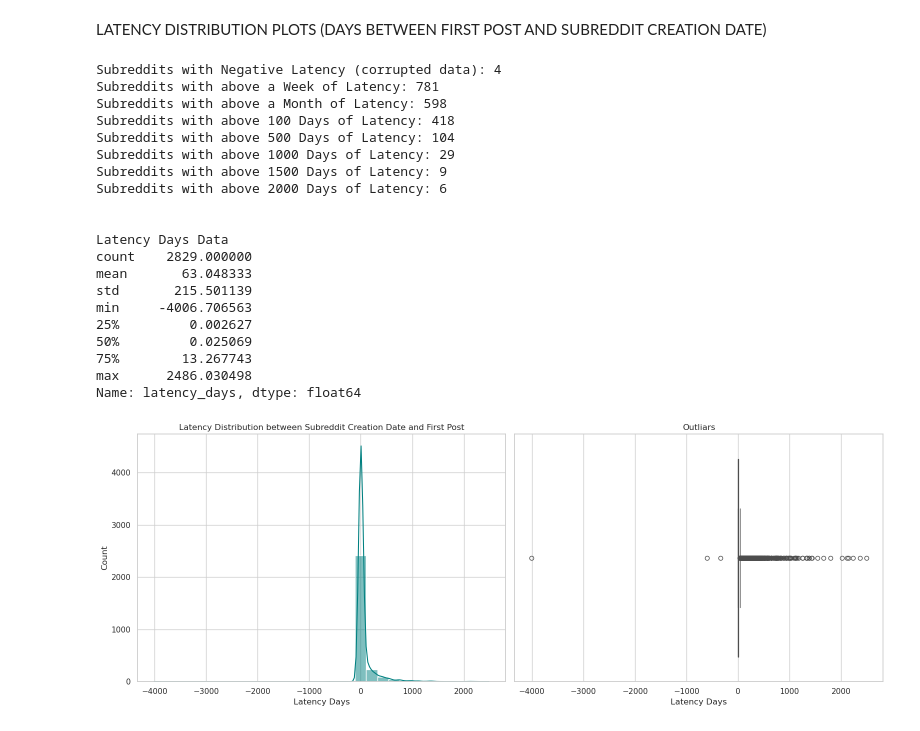
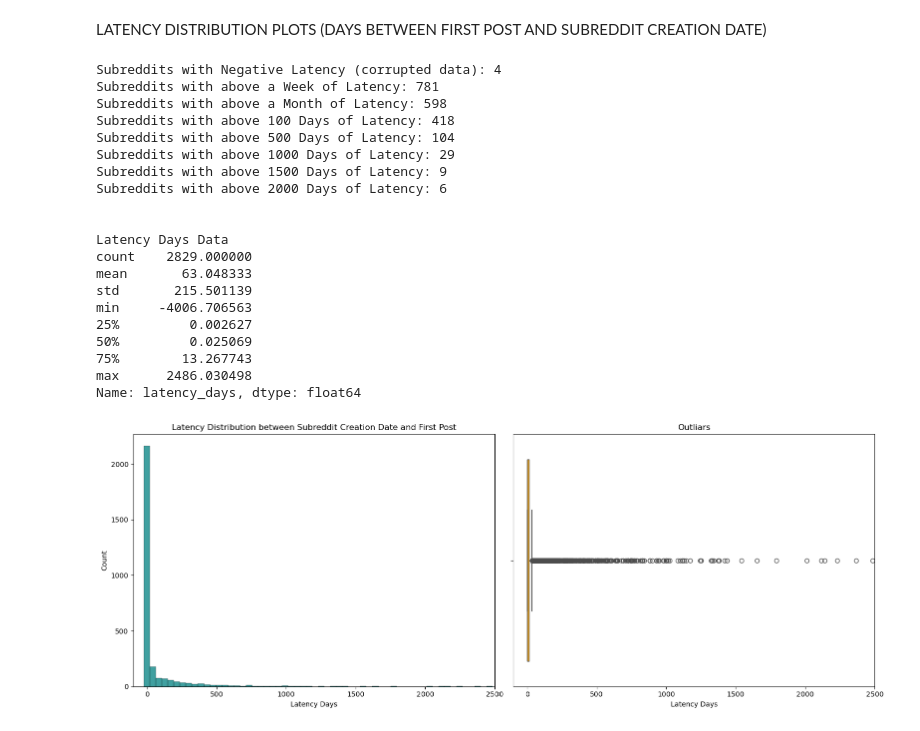
Before and after one commit to Andrii04/conspiracy-founders, a Jupyter notebook: notebooks/plots.ipynb, the cells around one changed output. Drawn from its saved outputs; the diff is of its cells as text; code cells hidden in the pictures.

Commit message:
plot fixes

```diff
--- a/notebooks/plots.ipynb
+++ b/notebooks/plots.ipynb
@@ -72,36 +70,39 @@ print(f"Latency Days Data\n{df["latency_days"].describe()}\n\n")
 
 # GRAPHS
 fig, axes = plt.subplots(1, 2, figsize=(16, 6))
-sns.histplot(data=df, x="latency_days", kde=True, ax=axes[0], color="teal", bins=30)
+sns.histplot(data=df, x="latency_days", ax=axes[0], color="teal", bins=150)
 sns.boxplot(data=df, x="latency_days", ax=axes[1], color="orange")
-#sns.stripplot(data = df, x="latency_days", alpha=0.1)
 
 axes[0].set_title("Latency Distribution between Subreddit Creation Date and First Post")
 axes[0].set_xlabel("Latency Days")
 axes[1].set_title("Outliars")
 axes[1].set_xlabel("Latency Days")
 axes[1].set_ylabel("")
+
+axes[0].set_xlim(-100,2500)
+axes[1].set_xlim(-100, 2500)
+
 plt.tight_layout()
 plt.show()
 # %% [output]
 Subreddits with Negative Latency (corrupted data): 4
 Subreddits with above a Week of Latency: 781
 Subreddits with above a Month of Latency: 598
 Subreddits with above 100 Days of Latency: 418
 Subreddits with above 500 Days of Latency: 104
 Subreddits with above 1000 Days of Latency: 29
 Subreddits with above 1500 Days of Latency: 9
 Subreddits with above 2000 Days of Latency: 6
 
 
 Latency Days Data
 count    2829.000000
 mean       63.048333
 std       215.501139
 min     -4006.706563
 25%         0.002627
 50%         0.025069
 75%        13.267743
 max      2486.030498
 Name: latency_days, dtype: float64
-[figure, old version]
+[figure, new version]
```
Also changed, not shown: parts of 5 cells of this notebook.
